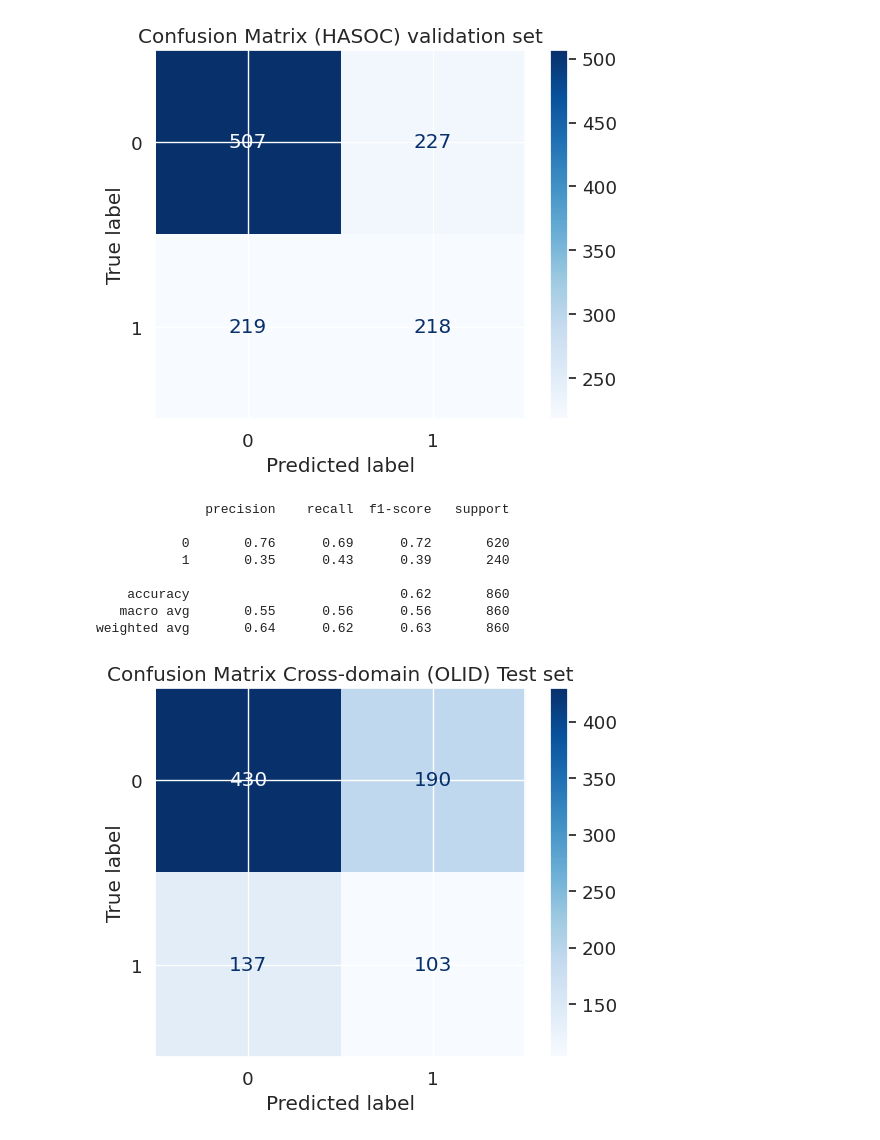
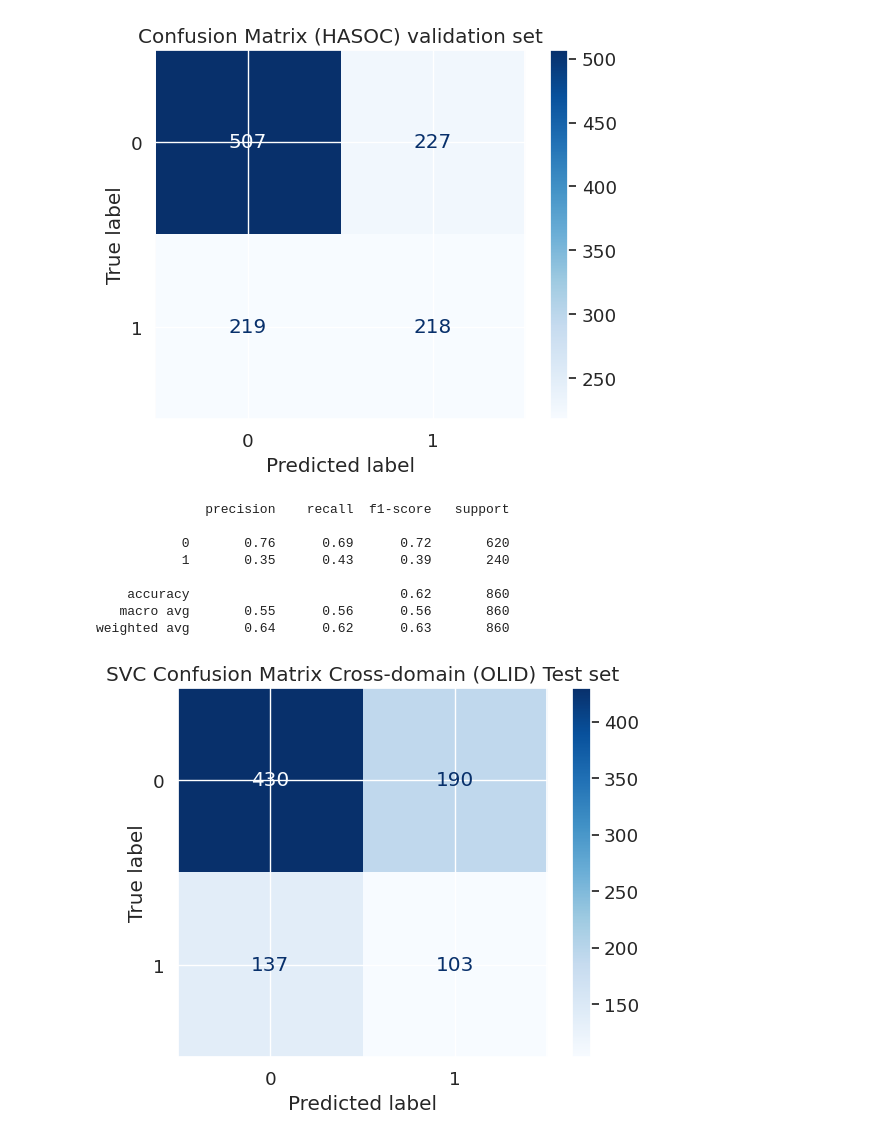
Before and after one commit to Mohammed-majeed/Subjectivity-Mining, a Jupyter notebook: Assignment 4 - Group 11/Assignment_4_Gr_11.ipynb, the cells around one changed output. Drawn from its saved outputs; the diff is of its cells as text; code cells hidden in the pictures.

```diff
--- a/Assignment 4 - Group 11/Assignment_4_Gr_11.ipynb
+++ b/Assignment 4 - Group 11/Assignment_4_Gr_11.ipynb
@@ -298,35 +347,5 @@ classifier_olid = train_and_evaluate(X_train_olid, Y_train_olid, X_val_olid, Y_v
    macro avg       0.66      0.65      0.66      1171
 weighted avg       0.67      0.68      0.67      1171
 [figure]
-# %%
-# For Test set
-def evaluate_classifier_on_test_set(classifier, X_train_olid, olid_test,name_cm=None):
-    # Create CountVectorizer objects
-    vec_word = CountVectorizer(analyzer='word', ngram_range=(1, 1), lowercase=False)
-    vec_char = CountVectorizer(analyzer='char', ngram_range=(3, 3), lowercase=False)
-
-    # Fit and transform the training data
-    X_train_word = vec_word.fit_transform(X_train_olid)
-    X_train_char = vec_char.fit_transform(X_train_olid)
-    X_train_olid = hstack((X_train_word, X_train_char))
-
-    # Transform the test data using the same vectorizers
-    X_test_word = vec_word.transform(olid_test['text'])
-    X_test_char = vec_char.transform(olid_test['text'])
-    X_test_olid = hstack((X_test_word, X_test_char))
-
-    # Use the trained classifier to make predictions on the test data
-    predicted_test = classifier.predict(X_test_olid)
-
-    # Print classification report for the test set
-    print(classification_report(olid_test['labels'], predicted_test))
-
-    # Calculate and plot the confusion matrix for the test set
-    cm_test = confusion_matrix(olid_test['labels'], predicted_test)
-    display_labels_test = np.unique(olid_test['labels'])
-    disp_test = ConfusionMatrixDisplay(confusion_matrix=cm_test, display_labels=display_labels_test)
-    disp_test.plot(cmap=plt.cm.Blues)
-    plt.title(name_cm)
-    plt.show()
 # %%
 # Evaluate the classifier on the in-domain (OLID-test) dataset
@@ -356,14 +375,14 @@ weighted avg       0.62      0.62      0.62      1171
 [figure]
 # %%
 # Evaluate the classifier on the coss-domain (OLID-test) dataset
-evaluate_classifier_on_test_set(classifier_hasoc, X_train_hasoc, OLIDv1_test_df, name_cm="Confusion Matrix Cross-domain (OLID) Test set")
+evaluate_classifier_on_test_set(classifier_hasoc, X_train_hasoc, OLIDv1_test_df, name_cm="SVC Confusion Matrix Cross-domain (OLID) Test set")
 # %% [output]
               precision    recall  f1-score   support
 
            0       0.76      0.69      0.72       620
            1       0.35      0.43      0.39       240
 
     accuracy                           0.62       860
    macro avg       0.55      0.56      0.56       860
 weighted avg       0.64      0.62      0.63       860
-[figure, old version]
+[figure, new version]
```
Also changed, not shown: parts of 22 cells of this notebook.
